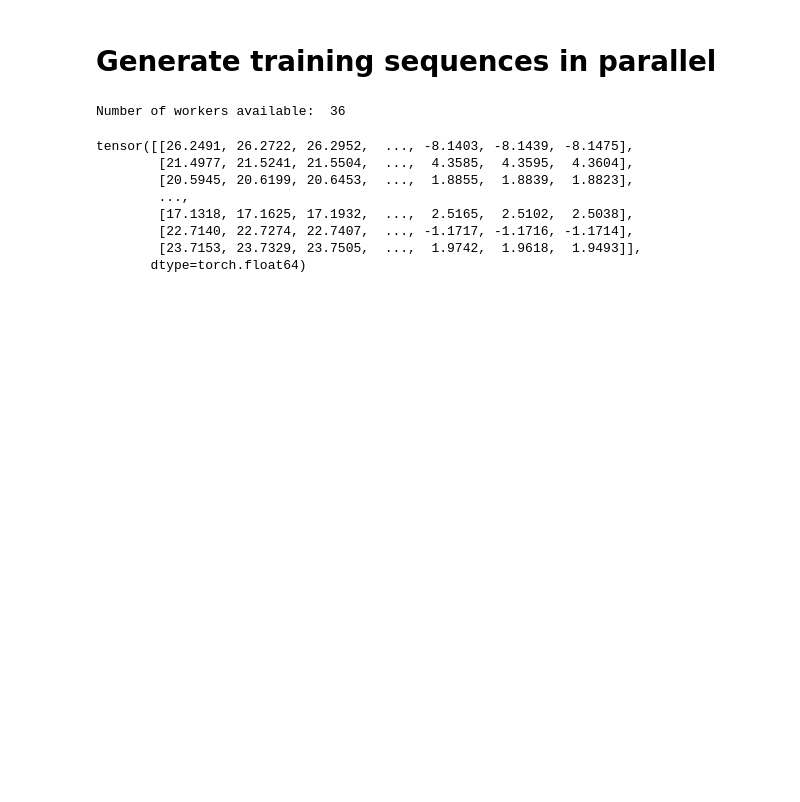
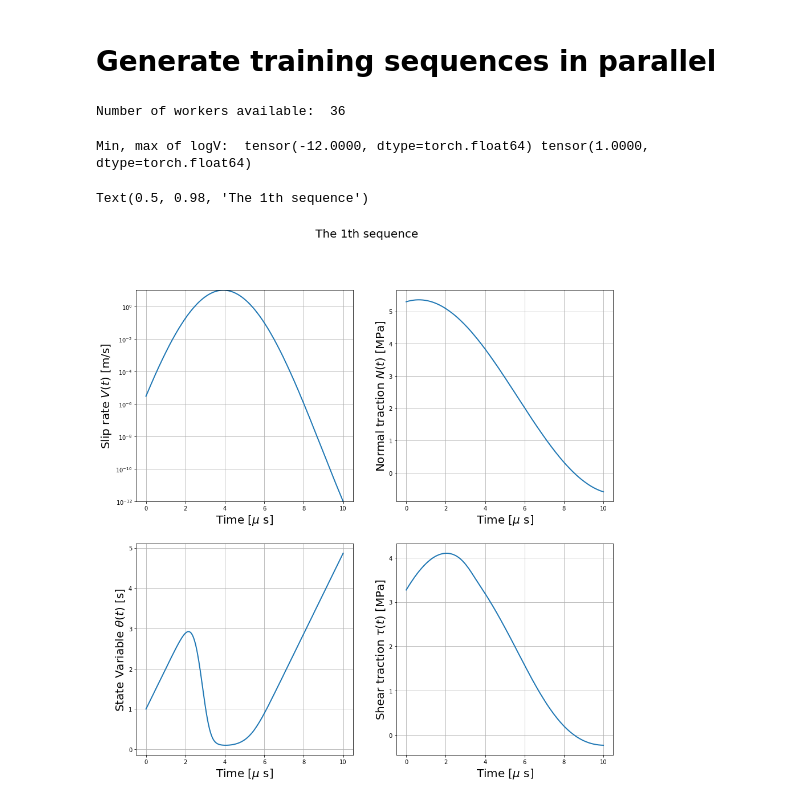
Before and after one commit to Shengduo/RateStateFrictionTraining, a Jupyter notebook: Trial.ipynb, the cells around one changed output. Drawn from its saved outputs; the diff is of its cells as text; code cells hidden in the pictures; blank space fills up the shorter version.

```diff
--- a/Trial.ipynb
+++ b/Trial.ipynb
@@ -202,14 +202,16 @@ Number of workers available:  36
 # %%
 # Specify number of sequences, number of Fourier terms in each N(t), V(t) sequence
 N_seq = 10_000
-N_grid_points = 10_000
-n_Fourier = 8
-T = 100.e-6    # |\mathcal{T}|
+N_grid_points = 1_000
+n_Fourier = 2
+T = 10.e-6    # |\mathcal{T}|
 t = torch.linspace(0., T, N_grid_points, dtype = torch.float64)
+target_logV_range = [-12, 1]
 
 # Pre-calculate sin(k pi/T t) and cos(k pi/T t)
 K = torch.linspace(0, n_Fourier - 1, n_Fourier, dtype = torch.float64)
 kPitOverT = K.reshape([-1, 1]) * torch.pi / T * t
+
 
 # Generate N(t) sequences in MPa, N_seq times
 NfSin = torch.rand([N_seq, n_Fourier], dtype = torch.float64) * 5.
@@ -224,15 +226,50 @@ VfCos = torch.rand([N_seq, n_Fourier], dtype = torch.float64)
 
 # All N_seq normal tractions
 VAll = torch.matmul(VfSin, torch.sin(kPitOverT)) + torch.matmul(VfCos, torch.cos(kPitOverT))
+
+# Rescale VAll into target range
+minVAll = torch.min(VAll, axis=1).values
+maxVAll = torch.max(VAll, axis=1).values
+VAll = VAll / (maxVAll - minVAll).reshape([-1, 1]) * (target_logV_range[1] - target_logV_range[0])
+VAll -= (torch.min(VAll, axis=1).values - target_logV_range[0]).reshape([-1, 1])
+print('Min, max of logV: ', torch.min(VAll), torch.max(VAll))
 VAll = torch.pow(10., VAll)
+# %% [output]
+Min, max of logV:  tensor(-12.0000, dtype=torch.float64) tensor(1.0000, dtype=torch.float64)
-# %%
-NAll
-# %% [output]
-tensor([[26.2491, 26.2722, 26.2952,  ..., -8.1403, -8.1439, -8.1475],
-        [21.4977, 21.5241, 21.5504,  ...,  4.3585,  4.3595,  4.3604],
-        [20.5945, 20.6199, 20.6453,  ...,  1.8855,  1.8839,  1.8823],
-        ...,
-        [17.1318, 17.1625, 17.1932,  ...,  2.5165,  2.5102,  2.5038],
-        [22.7140, 22.7274, 22.7407,  ..., -1.1717, -1.1716, -1.1714],
-        [23.7153, 23.7329, 23.7505,  ...,  1.9742,  1.9618,  1.9493]],
-       dtype=torch.float64)
+# %%
+# Generate the sequences
+mySequences = TimeSequenceGen(t, NAll, VAll, myRSParams)
+# %%
+# Plot Sequence of V(t) and N(t) given sample-index
+sample_idx = 1
+f, axs = plt.subplots(2, 2, figsize = (15, 15))
+
+# Plot V(t)
+axs[0][0].semilogy(1e6 * t, mySequences.Ds[sample_idx, :], linewidth=2.0)
+axs[0][0].set_xlabel('Time [$\mu$ s]', fontsize=20)
+axs[0][0].set_ylabel('Slip rate $V(t)\  \mathrm{[m/s]}$', fontsize=20)
+axs[0][0].set_ylim([1e-12, 1e1])
+axs[0][0].grid()
+
+# Plot N(t)
+axs[0][1].plot(1e6 * t, mySequences.N[sample_idx, :], linewidth=2.0)
+axs[0][1].set_xlabel('Time [$\mu$ s]', fontsize=20)
+axs[0][1].set_ylabel('Normal traction $N(t)\ \mathrm{[MPa]}$', fontsize=20)
+axs[0][1].grid()
+
+# Plot theta(t)
+axs[1][0].plot(1e6 * t, mySequences.theta[sample_idx, :], linewidth=2.0)
+axs[1][0].set_xlabel('Time [$\mu$ s]', fontsize=20)
+axs[1][0].set_ylabel('State Variable $\\theta(t)\ \mathrm{[s]}$', fontsize=20)
+axs[1][0].grid()
+
+# Plot \tau(t)
+axs[1][1].plot(1e6 * t, mySequences.tau[sample_idx, :], linewidth=2.0)
+axs[1][1].set_xlabel('Time [$\mu$ s]', fontsize=20)
+axs[1][1].set_ylabel('Shear traction $\\tau(t)\ \mathrm{[MPa]}$', fontsize=20)
+axs[1][1].grid()
+
+f.suptitle("The " + str(sample_idx) + "th sequence", fontsize = 20)
+# %% [output]
+Text(0.5, 0.98, 'The 1th sequence')
+[figure, added]
```
Also changed, not shown: parts of 8 cells of this notebook.
